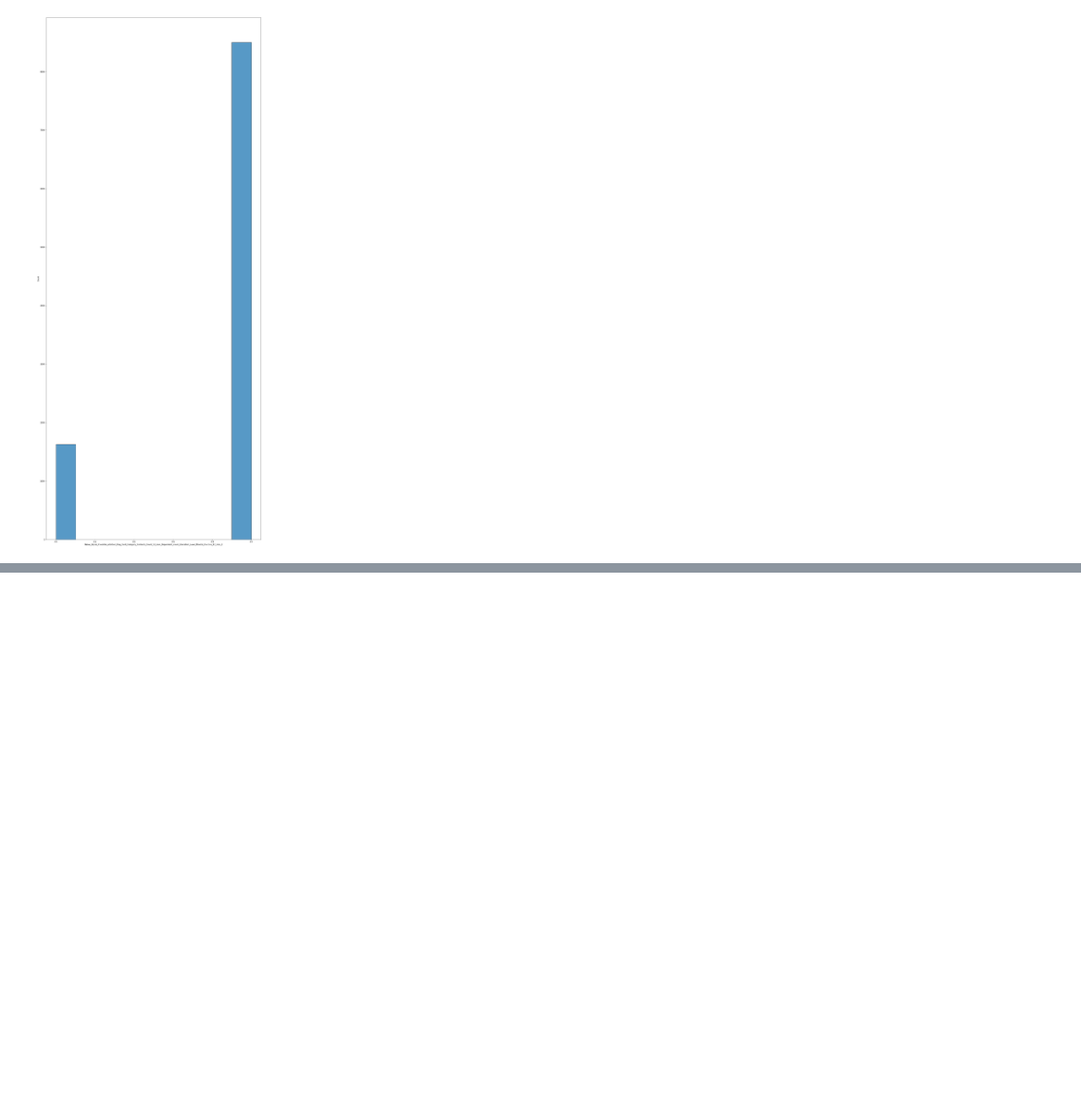
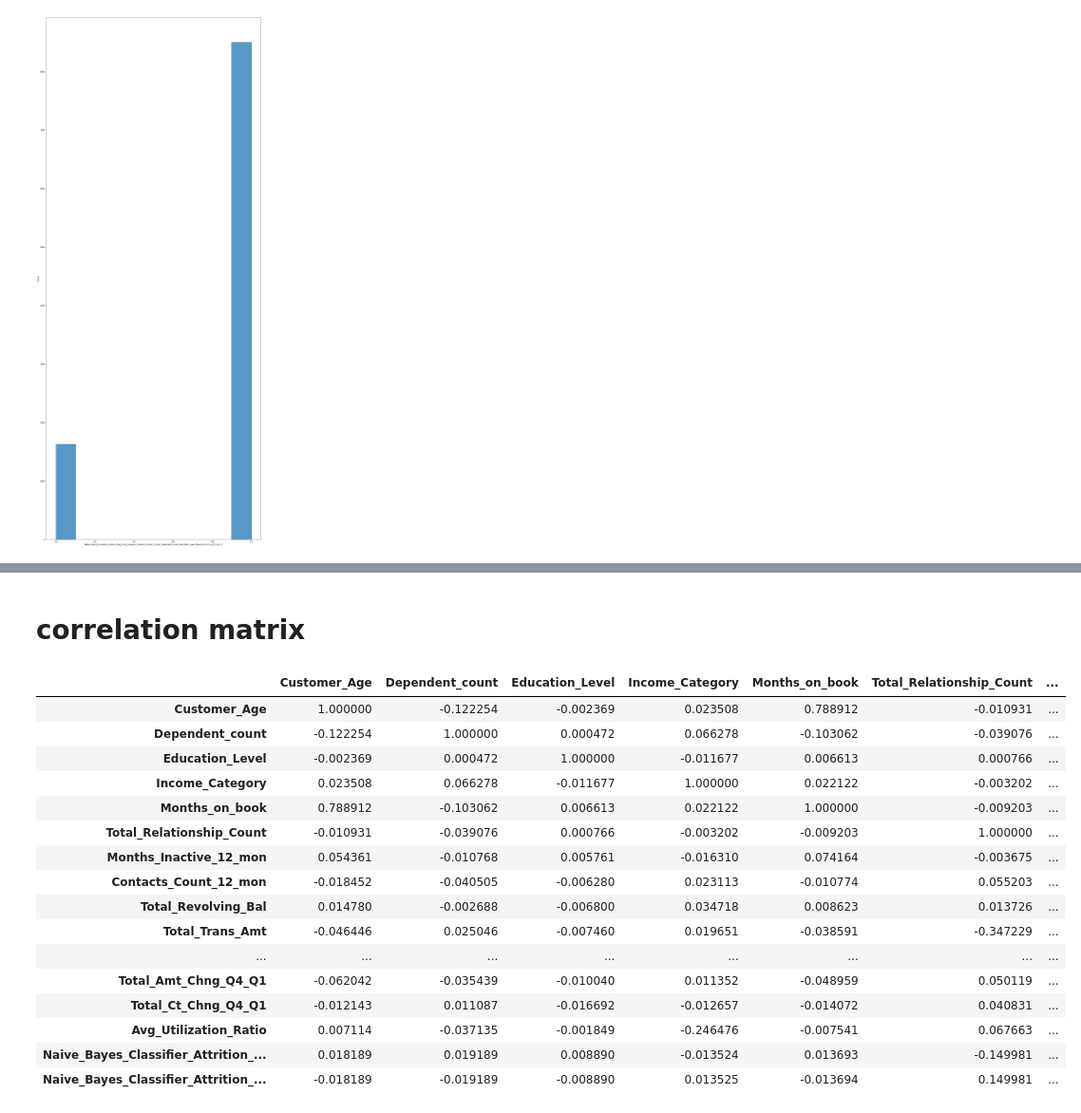
Before and after one commit to rnd4u-org/2021-knu-churn, a Jupyter notebook: classification_test-programs.ipynb, the cells around one changed output, grey strips where cells are left out. Shown at 95% size. Saved outputs shown, nothing was run; the diff lists cells and outputs as text; code cells hidden in the pictures; blank space fills up the shorter version.

```diff
--- a/classification_test-programs.ipynb
+++ b/classification_test-programs.ipynb
@@ -290,0 +347,10 @@ plt.pie(c.values(), labels=c.keys(), wedgeprops={"edgecolor": "black"})
+# %%
+data1 = data
+education_level_map = {"Unknown": 0,"Uneducated": 1, "High School": 2, "College": 3, "Graduate": 4,
+                       "Post-Graduate": 5, "Doctorate": 6}
+income_category_map = {'$60K - $80K': 3, 'Less than $40K': 1, '$80K - $120K': 4, '$40K - $60K': 2,
+                       '$120K +': 5, 'Unknown': 0}
+# education level encoding
+data1["Education_Level"] = data1["Education_Level"].map(education_level_map)
+# income category encoding
+data1["Income_Category"] = data1["Income_Category"].map(income_category_map)
@@ -290,0 +418,22 @@ plt.pie(c.values(), labels=c.keys(), wedgeprops={"edgecolor": "black"})
+# %% [markdown]
+# correlation matrix
+# %%
+data1[[*ordinal_features, *numerical_features]].corr()
+# %% [output]
+|  | Customer_Age | Dependent_count | Education_Level | Income_Category | Months_on_book | Total_Relationship_Count | ... |
+| Customer_Age | 1.000000 | -0.122254 | -0.002369 | 0.023508 | 0.788912 | -0.010931 | ... |
+| Dependent_count | -0.122254 | 1.000000 | 0.000472 | 0.066278 | -0.103062 | -0.039076 | ... |
+| Education_Level | -0.002369 | 0.000472 | 1.000000 | -0.011677 | 0.006613 | 0.000766 | ... |
+| Income_Category | 0.023508 | 0.066278 | -0.011677 | 1.000000 | 0.022122 | -0.003202 | ... |
+| Months_on_book | 0.788912 | -0.103062 | 0.006613 | 0.022122 | 1.000000 | -0.009203 | ... |
+| Total_Relationship_Count | -0.010931 | -0.039076 | 0.000766 | -0.003202 | -0.009203 | 1.000000 | ... |
+| Months_Inactive_12_mon | 0.054361 | -0.010768 | 0.005761 | -0.016310 | 0.074164 | -0.003675 | ... |
+| Contacts_Count_12_mon | -0.018452 | -0.040505 | -0.006280 | 0.023113 | -0.010774 | 0.055203 | ... |
+| Total_Revolving_Bal | 0.014780 | -0.002688 | -0.006800 | 0.034718 | 0.008623 | 0.013726 | ... |
+| Total_Trans_Amt | -0.046446 | 0.025046 | -0.007460 | 0.019651 | -0.038591 | -0.347229 | ... |
+| ... | ... | ... | ... | ... | ... | ... | ... |
+| Total_Amt_Chng_Q4_Q1 | -0.062042 | -0.035439 | -0.010040 | 0.011352 | -0.048959 | 0.050119 | ... |
+| Total_Ct_Chng_Q4_Q1 | -0.012143 | 0.011087 | -0.016692 | -0.012657 | -0.014072 | 0.040831 | ... |
+| Avg_Utilization_Ratio | 0.007114 | -0.037135 | -0.001849 | -0.246476 | -0.007541 | 0.067663 | ... |
+| Naive_Bayes_Classifier_Attrition_... | 0.018189 | 0.019189 | 0.008890 | -0.013524 | 0.013693 | -0.149981 | ... |
+| Naive_Bayes_Classifier_Attrition_... | -0.018189 | -0.019189 | -0.008890 | 0.013525 | -0.013694 | 0.149981 | ... |
```
Also changed, not shown: parts of 19 cells of this notebook.
